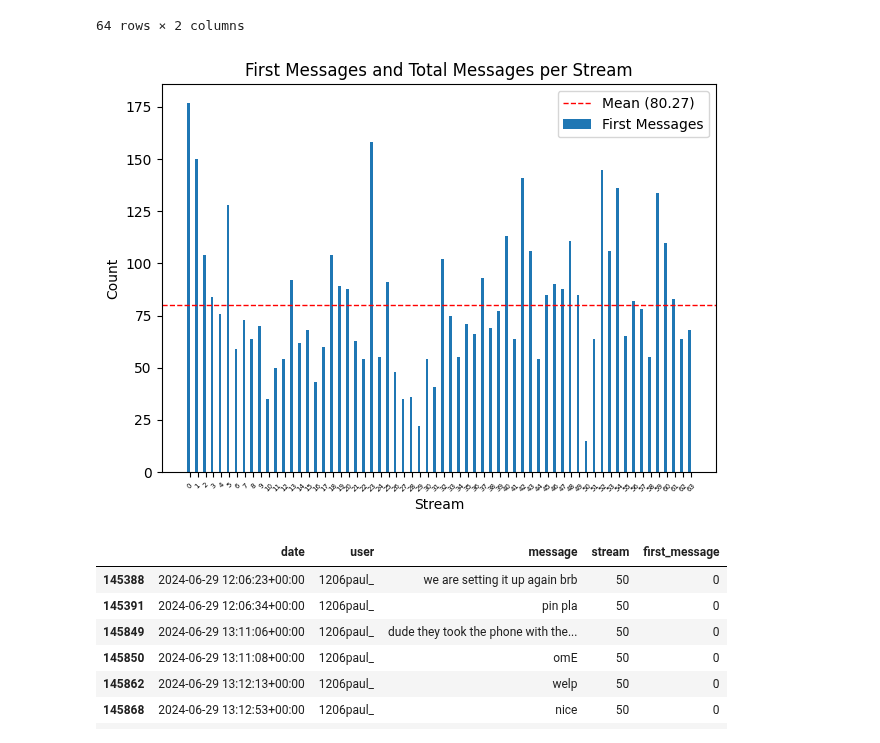
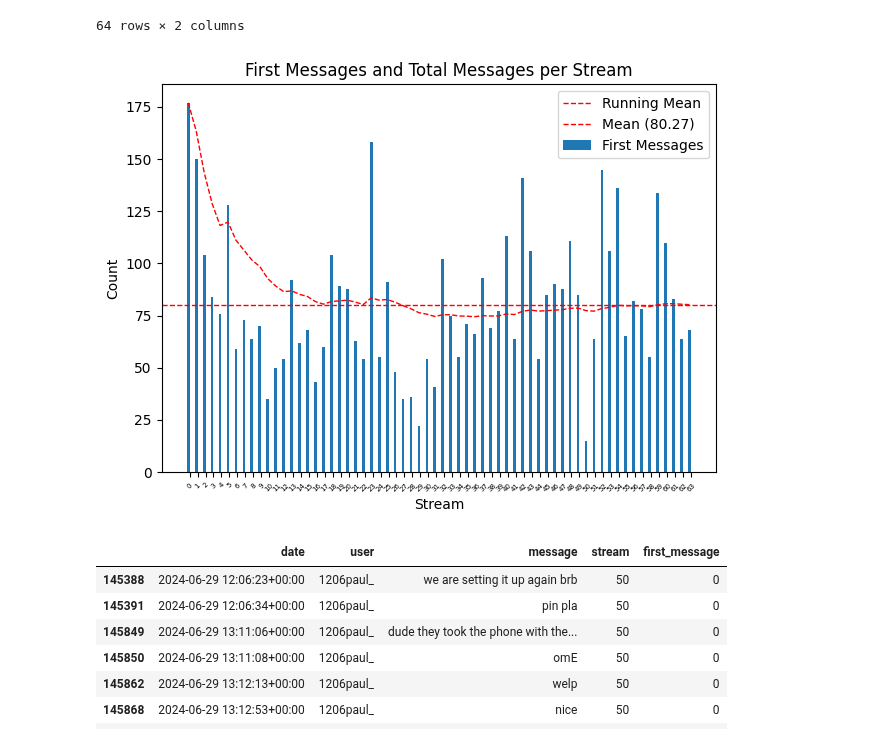
Before and after one commit to balintkardos/ChatlogDorozea, a Jupyter notebook: first_message.ipynb, the cells around one changed output. Saved outputs shown, nothing was run; the diff lists cells and outputs as text; code cells hidden in the pictures.

Commit message:
mean

```diff
--- a/first_message.ipynb
+++ b/first_message.ipynb
@@ -113,34 +113,39 @@ import matplotlib.pyplot as plt
 fig, ax = plt.subplots()
 
 # Bar width
 bar_width = 0.35
 
 # Bar positions
 index = range(len(stream_stats))
 
 # Bar plots
 bar1 = ax.bar(index, stream_stats['first_messages'], bar_width, label='First Messages')
 
 # Calculate mean of first messages
 mean_first_messages = stream_stats['first_messages'].mean()
 
+stream_stats['first_messages_avg'] = stream_stats['first_messages'].expanding().mean()
+
+# Plot the running mean line
+ax.plot(index, stream_stats['first_messages_avg'], color='r', linestyle='--', linewidth=1, label='Running Mean')
+
 # Draw the mean line
 ax.axhline(mean_first_messages, color='r', linestyle='--', linewidth=1, label=f'Mean ({mean_first_messages:.2f})')
 
 # Labels and title
 ax.set_xlabel('Stream', fontsize=10)
 ax.set_ylabel('Count', fontsize=10)
 ax.set_title('First Messages and Total Messages per Stream', fontsize=12)
 ax.set_xticks([i + bar_width / 2 for i in index])
 ax.set_xticklabels(stream_stats.index, fontsize=5)  # Adjust x-tick labels font size
 ax.legend(fontsize=10)
 
 # Display the plot
 plt.xticks(rotation=45)  # Rotate x labels if necessary
 plt.tight_layout()
 plt.show()
 # %% [output]
-[figure, old version]
+[figure, new version]
 # %%
 data[data['stream']== 50].head(10)
 # %% [output]
```
